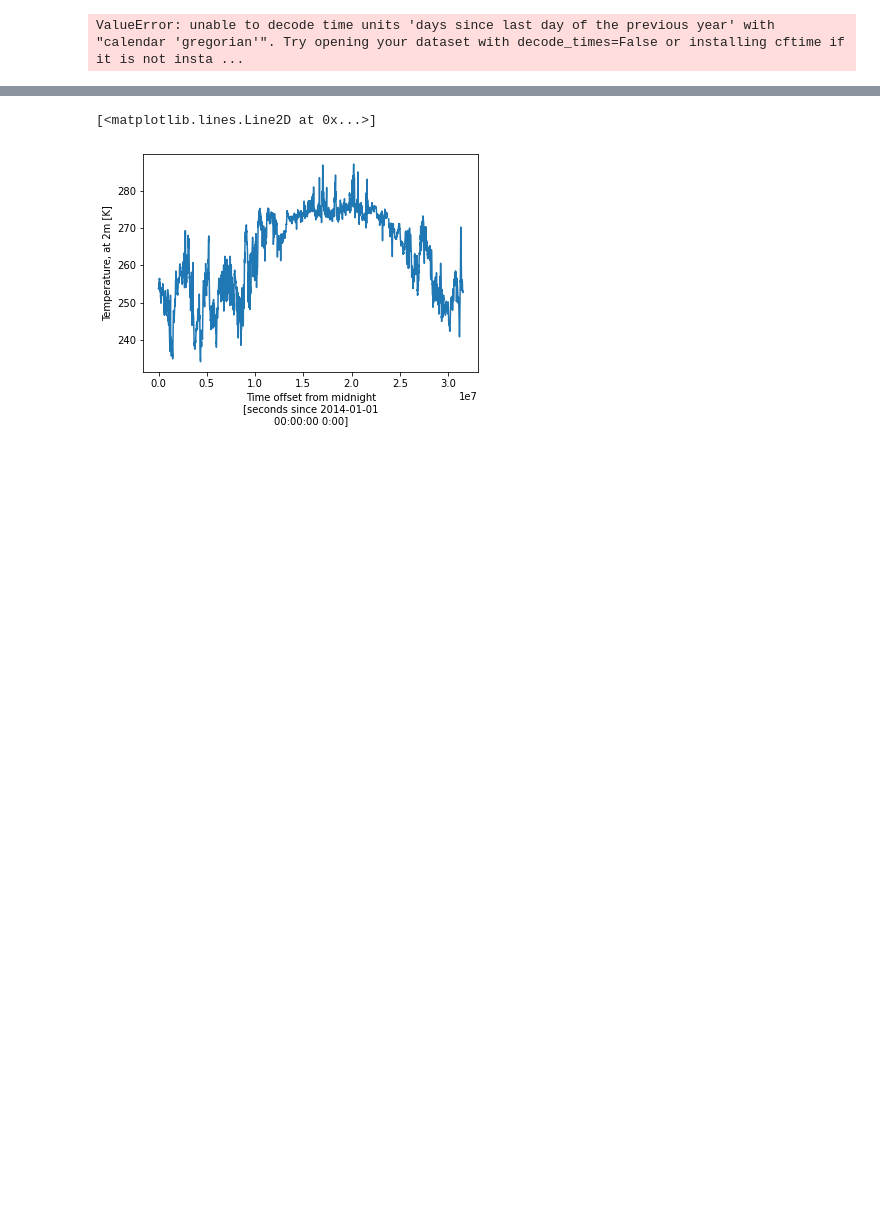
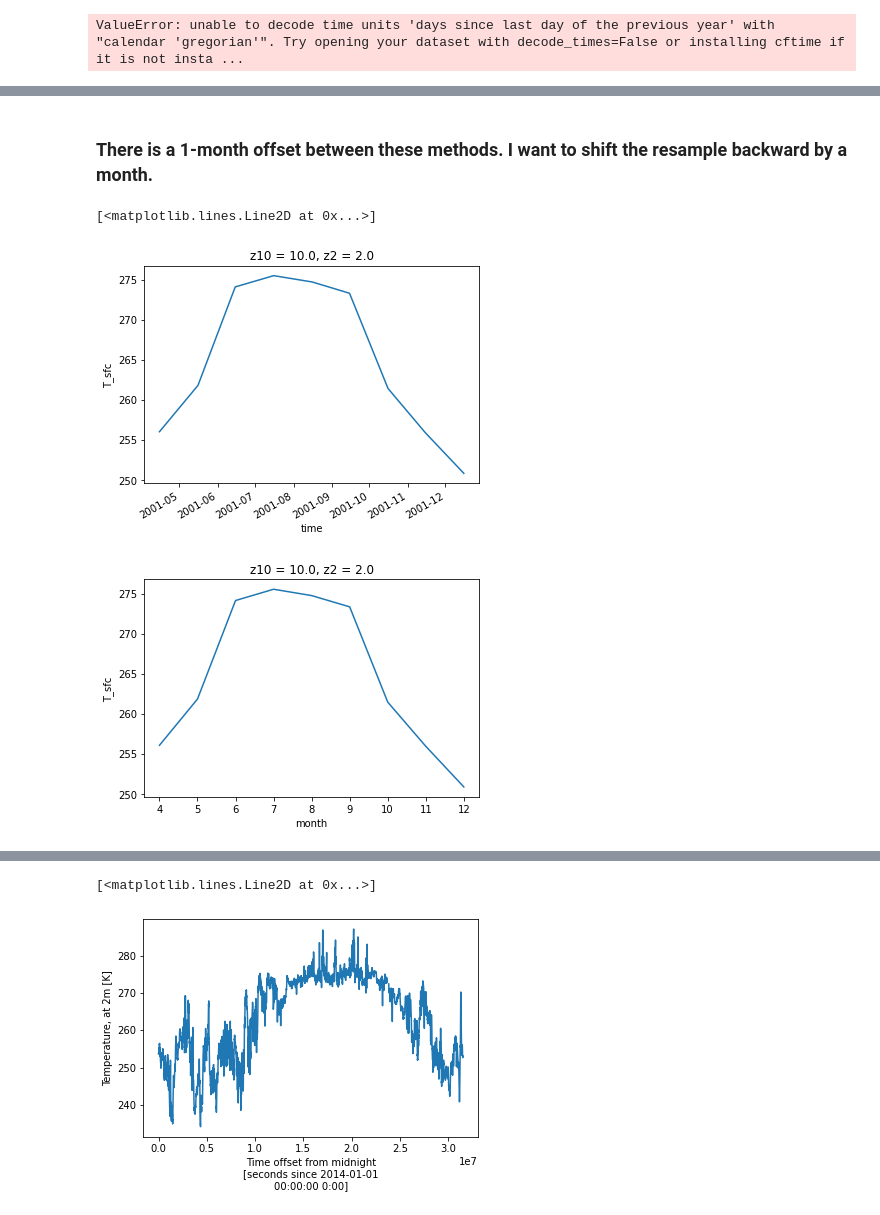
Before and after one commit to jshaw35/spectral_ice, a Jupyter notebook: gridded_trends/arm_trends.ipynb, the cells around one changed output, grey strips where cells are left out. Cells and saved outputs as stored; diff of their text form; code cells hidden in the pictures; blank space fills up the shorter version.

```diff
--- a/gridded_trends/arm_trends.ipynb
+++ b/gridded_trends/arm_trends.ipynb
@@ -91,0 +238,11 @@ test_nc = xr.open_dataset(atmos_files_nc[0],decode_times=False)
+# %% [markdown]
+### There is a 1-month offset between these methods. I want to shift the resample backward by a month.
+# %%
+rsamp.mean('time').plot()
+
+plt.figure()
+test_sfc.groupby('time.month').mean('time').plot()
+# %% [output]
+[<matplotlib.lines.Line2D at 0x...>]
+[figure, added]
+[figure, added]
```
Also changed, not shown: parts of 45 cells of this notebook.
